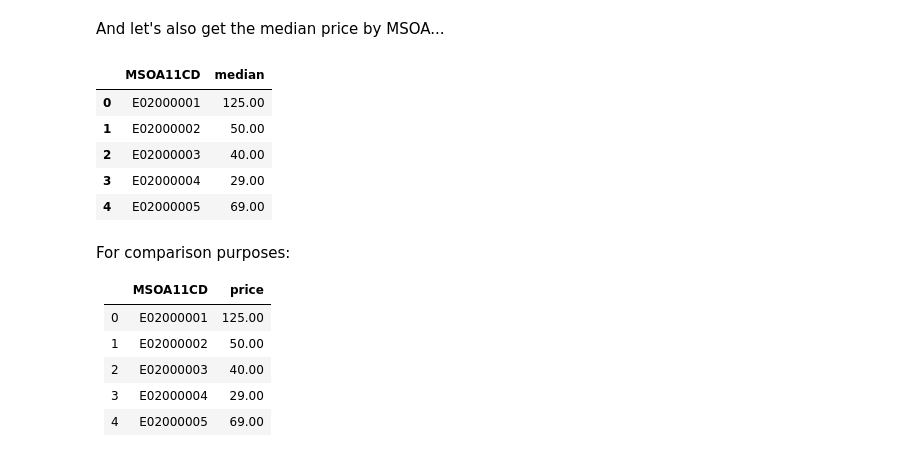
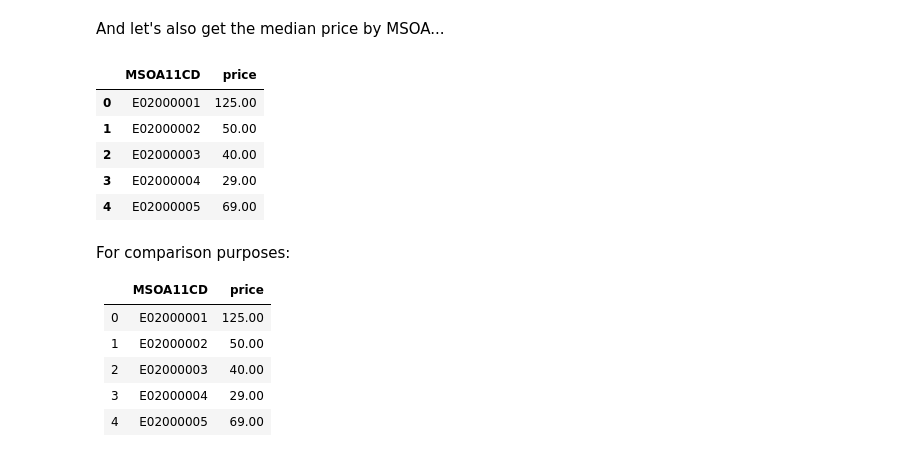
Before and after one commit to spet2094/i2p, a Jupyter notebook: practicals/Practical-10-Grouping_Data_sa.ipynb, the cells around one changed output. Cells and saved outputs as stored; diff of their text form; code cells hidden in the pictures.

```diff
--- a/practicals/Practical-10-Grouping_Data_sa.ipynb
+++ b/practicals/Practical-10-Grouping_Data_sa.ipynb
@@ -113,6 +113,5 @@ else:
 
 You should have this locally...
 # %%
-msoas = gpd.read_file(os.path.join('../''data','geo','London_MSOAs.gpkg'), driver='GPKG')
+msoas = gpd.read_file(os.path.join('..','data','geo','London_MSOAs.gpkg'), driver='GPKG')
 msoas = msoas.drop(columns=['OBJECTID','MSOA11NM','BNG_E','BNG_N','Borough','msoa11hclnm'])
-msoas.head()
@@ -199,10 +184,10 @@ You should get:
 # %% [markdown]
 And let's also get the median price by MSOA...
 # %%
-mlgp = ml.groupby('MSOA11CD')['price'].agg(['median']).reset_index() # msoa listings grouped price
+mlgp = ml.groupby('MSOA11CD')['price'].agg(price='median').reset_index() # msoa listings grouped price
 mlgp.head()
 # %% [output]
-|  | MSOA11CD | median |
+|  | MSOA11CD | price |
 | 0 | E02000001 | 125.00 |
 | 1 | E02000002 | 50.00 |
 | 2 | E02000003 | 40.00 |
```
Also changed, not shown: parts of 88 cells of this notebook.
